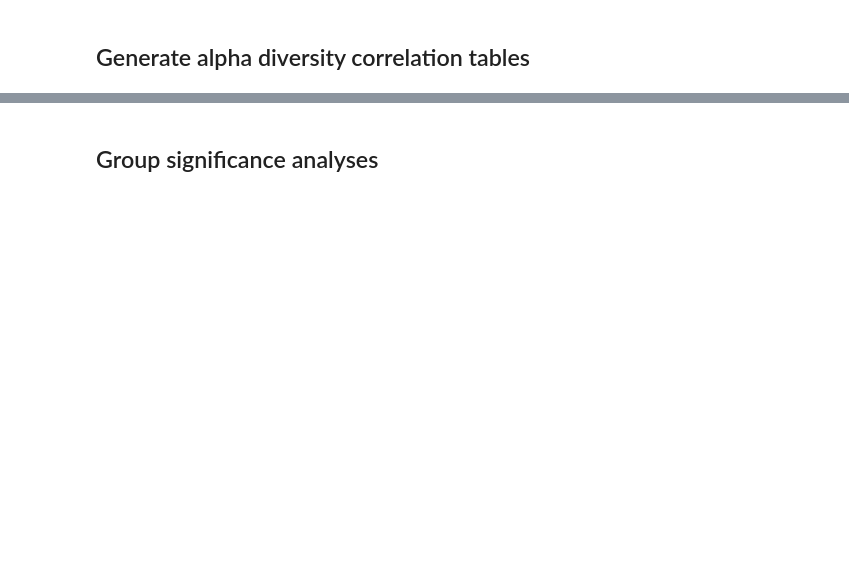
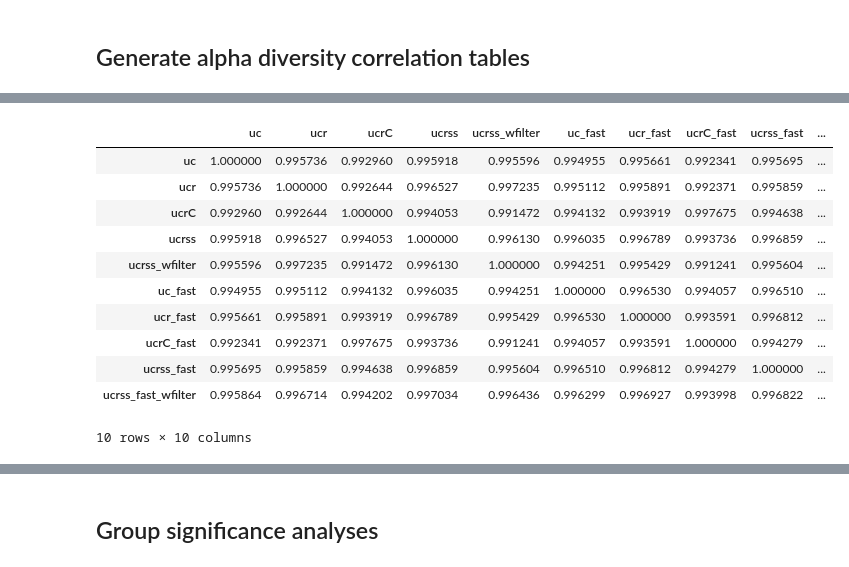
Before and after one commit to caporaso-lab/cloaked-octo-ninja, a Jupyter notebook: analyses.ipynb, the cells around one changed output, grey strips where cells are left out. Cells and saved outputs as stored; diff of their text form; code cells hidden in the pictures; blank space fills up the shorter version.

```diff
--- a/analyses.ipynb
+++ b/analyses.ipynb
@@ -59,0 +51,15 @@ ucrss_fast_wfilter            1.000000
+# %%
+adiv_results[('moving-pictures', 'pd')]
+# %% [output]
+|  | uc | ucr | ucrC | ucrss | ucrss_wfilter | uc_fast | ucr_fast | ucrC_fast | ucrss_fast | ... |
+| uc | 1.000000 | 0.995736 | 0.992960 | 0.995918 | 0.995596 | 0.994955 | 0.995661 | 0.992341 | 0.995695 | ... |
+| ucr | 0.995736 | 1.000000 | 0.992644 | 0.996527 | 0.997235 | 0.995112 | 0.995891 | 0.992371 | 0.995859 | ... |
+| ucrC | 0.992960 | 0.992644 | 1.000000 | 0.994053 | 0.991472 | 0.994132 | 0.993919 | 0.997675 | 0.994638 | ... |
+| ucrss | 0.995918 | 0.996527 | 0.994053 | 1.000000 | 0.996130 | 0.996035 | 0.996789 | 0.993736 | 0.996859 | ... |
+| ucrss_wfilter | 0.995596 | 0.997235 | 0.991472 | 0.996130 | 1.000000 | 0.994251 | 0.995429 | 0.991241 | 0.995604 | ... |
+| uc_fast | 0.994955 | 0.995112 | 0.994132 | 0.996035 | 0.994251 | 1.000000 | 0.996530 | 0.994057 | 0.996510 | ... |
+| ucr_fast | 0.995661 | 0.995891 | 0.993919 | 0.996789 | 0.995429 | 0.996530 | 1.000000 | 0.993591 | 0.996812 | ... |
+| ucrC_fast | 0.992341 | 0.992371 | 0.997675 | 0.993736 | 0.991241 | 0.994057 | 0.993591 | 1.000000 | 0.994279 | ... |
+| ucrss_fast | 0.995695 | 0.995859 | 0.994638 | 0.996859 | 0.995604 | 0.996510 | 0.996812 | 0.994279 | 1.000000 | ... |
+| ucrss_fast_wfilter | 0.995864 | 0.996714 | 0.994202 | 0.997034 | 0.996436 | 0.996299 | 0.996927 | 0.993998 | 0.996822 | ... |
+10 rows × 10 columns
```
Also changed, not shown: parts of 20 cells of this notebook.
